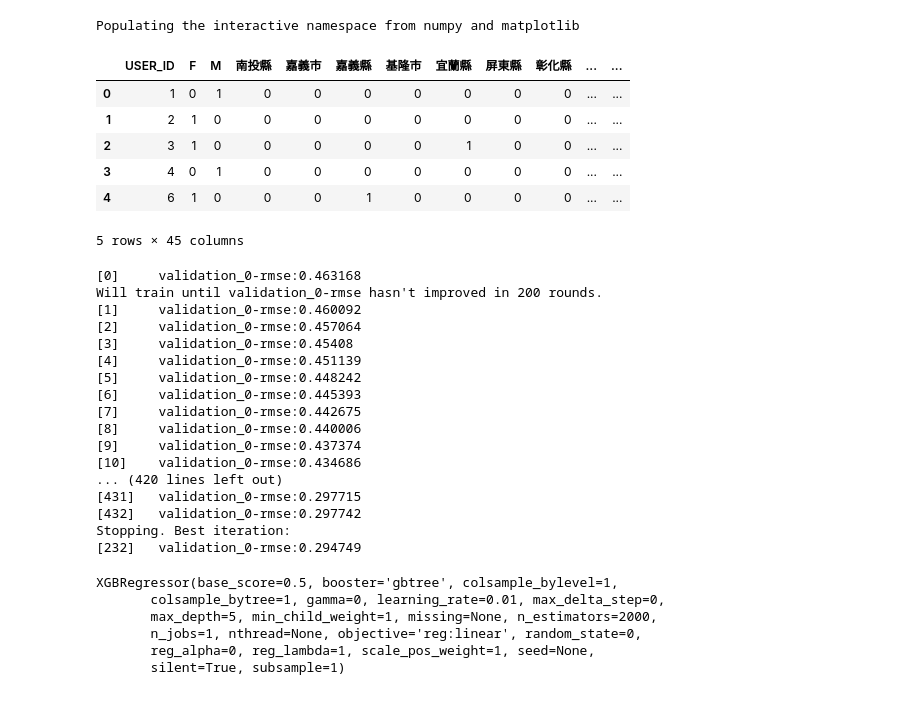
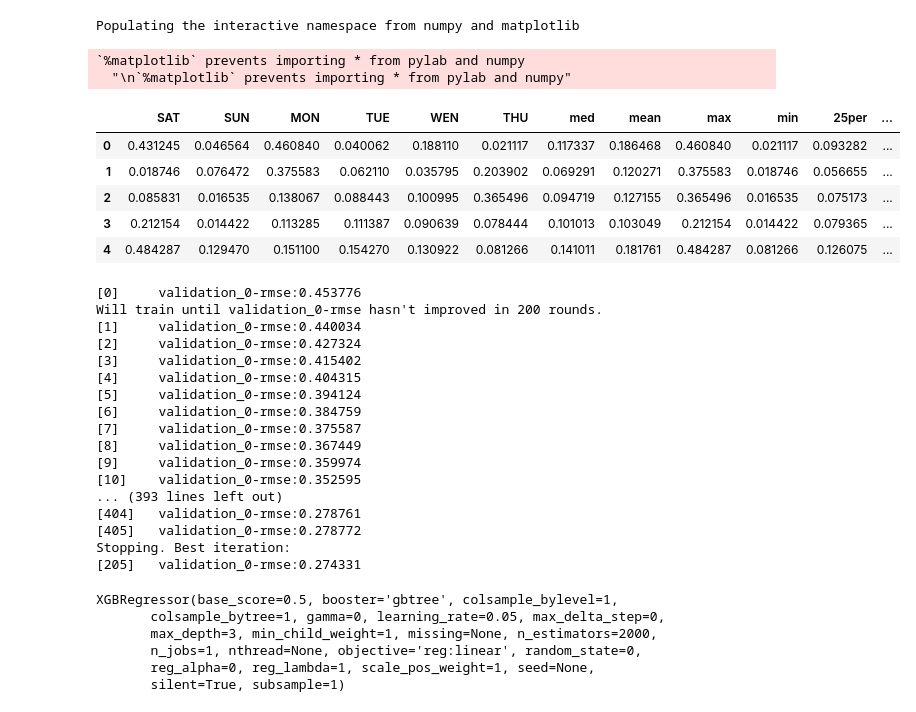
Before and after one commit to samuelTyh/i_B_m_F_E_t, a Jupyter notebook: model_xgb.ipynb, the cells around one changed output. Cells and saved outputs as stored; diff of their text form; code cells hidden in the pictures.

```diff
--- a/model_xgb.ipynb
+++ b/model_xgb.ipynb
@@ -13,25 +13,28 @@ from sklearn.multioutput import MultiOutputClassifier, MultiOutputRegressor
 
 # load pima-indians-diabetes data, it's a binary classification task
 #dataset = loadtxt("data.txt", delimiter=",")
-train = pd.read_csv('encoded_feature.csv') # read train data
-feature = pd.read_csv('weekday.csv')
-train_feature = feature.iloc[:,0]
-test_feature = pd.read_csv('weekend.csv')
-train_set = pd.concat([train,train_feature],axis=1)
-test_set = pd.concat([train,test_feature],axis=1).iloc[:,:-1]
-train_label = feature.iloc[:,1]
-test_label = test_feature.iloc[:,-1]
+feature = pd.read_csv('encoded_feature.csv') # read train data
+train = pd.read_csv('week1.csv')
+train.columns = ['SAT','SUN','MON','TUE','WEN','THU','med','mean','max','min','25per','75per']
+test = pd.read_csv('week2.csv')
+test.columns = ['SAT','SUN','MON','TUE','WEN','THU','med','mean','max','min','25per','75per']
+date = pd.read_csv('date.csv')
+train_set = pd.concat([feature,train],axis=1)
+test_set = pd.concat([feature,test],axis=1)
+train_label = date.iloc[:,6]
+# test_label = test_feature.iloc[:,-1]
 # %% [output]
 Populating the interactive namespace from numpy and matplotlib
+`%matplotlib` prevents importing * from pylab and numpy
+  "\n`%matplotlib` prevents importing * from pylab and numpy"
 # %%
-train_set.head()
+test.head()
 # %% [output]
-|  | USER_ID | F | M | 南投縣 | 嘉義市 | 嘉義縣 | 基隆市 | 宜蘭縣 | 屏東縣 | 彰化縣 | ... | ... |
-| 0 | 1 | 0 | 1 | 0 | 0 | 0 | 0 | 0 | 0 | 0 | ... | ... |
-| 1 | 2 | 1 | 0 | 0 | 0 | 0 | 0 | 0 | 0 | 0 | ... | ... |
-| 2 | 3 | 1 | 0 | 0 | 0 | 0 | 0 | 1 | 0 | 0 | ... | ... |
-| 3 | 4 | 0 | 1 | 0 | 0 | 0 | 0 | 0 | 0 | 0 | ... | ... |
-| 4 | 6 | 1 | 0 | 0 | 0 | 1 | 0 | 0 | 0 | 0 | ... | ... |
+|  | SAT | SUN | MON | TUE | WEN | THU | med | mean | max | min | 25per | ... |
+| 0 | 0.431245 | 0.046564 | 0.460840 | 0.040062 | 0.188110 | 0.021117 | 0.117337 | 0.186468 | 0.460840 | 0.021117 | 0.093282 | ... |
+| 1 | 0.018746 | 0.076472 | 0.375583 | 0.062110 | 0.035795 | 0.203902 | 0.069291 | 0.120271 | 0.375583 | 0.018746 | 0.056655 | ... |
+| 2 | 0.085831 | 0.016535 | 0.138067 | 0.088443 | 0.100995 | 0.365496 | 0.094719 | 0.127155 | 0.365496 | 0.016535 | 0.075173 | ... |
+| 3 | 0.212154 | 0.014422 | 0.113285 | 0.111387 | 0.090639 | 0.078444 | 0.101013 | 0.103049 | 0.212154 | 0.014422 | 0.079365 | ... |
+| 4 | 0.484287 | 0.129470 | 0.151100 | 0.154270 | 0.130922 | 0.081266 | 0.141011 | 0.181761 | 0.484287 | 0.081266 | 0.126075 | ... |
-5 rows × 45 columns
 # %%
 # split our data into train & test
@@ -40,30 +43,31 @@ X_train_weekend, X_test_weekend, y_train_weekend, y_test_weekend = train_test_sp
 # %%
 # eval_metrics can selecy rmse, logloss, error, auc, merror, mlogloss or custom define
-eval_set =  [(X_test_weekday, y_test_weekday)]
-model_weekday = XGBRegressor(n_estimators=2000, max_depth=5, learning_rate=0.01)
+eval_set =  [(X_test, y_test)]
+model = XGBRegressor(n_estimators=2000, max_depth=3, learning_rate=0.05)
 # model = MultiOutputRegressor(model)
-model_weekday.fit(X_train_weekday, y_train_weekday,early_stopping_rounds=200, eval_metric="rmse", eval_set=eval_set, verbose=True)
+model.fit(X_train, y_train,early_stopping_rounds=200, eval_metric="rmse",
+          eval_set=eval_set, verbose=True)
 # %% [output]
-[0]     validation_0-rmse:0.463168
+[0]     validation_0-rmse:0.453776
 Will train until validation_0-rmse hasn't improved in 200 rounds.
-[1]     validation_0-rmse:0.460092
-[2]     validation_0-rmse:0.457064
-[3]     validation_0-rmse:0.45408
-[4]     validation_0-rmse:0.451139
-[5]     validation_0-rmse:0.448242
-[6]     validation_0-rmse:0.445393
-[7]     validation_0-rmse:0.442675
-[8]     validation_0-rmse:0.440006
-[9]     validation_0-rmse:0.437374
-[10]    validation_0-rmse:0.434686
-... (420 lines left out)
-[431]   validation_0-rmse:0.297715
-[432]   validation_0-rmse:0.297742
+[1]     validation_0-rmse:0.440034
+[2]     validation_0-rmse:0.427324
+[3]     validation_0-rmse:0.415402
+[4]     validation_0-rmse:0.404315
+[5]     validation_0-rmse:0.394124
+[6]     validation_0-rmse:0.384759
+[7]     validation_0-rmse:0.375587
+[8]     validation_0-rmse:0.367449
+[9]     validation_0-rmse:0.359974
+[10]    validation_0-rmse:0.352595
+... (393 lines left out)
+[404]   validation_0-rmse:0.278761
+[405]   validation_0-rmse:0.278772
 Stopping. Best iteration:
-[232]   validation_0-rmse:0.294749
+[205]   validation_0-rmse:0.274331
 XGBRegressor(base_score=0.5, booster='gbtree', colsample_bylevel=1,
-       colsample_bytree=1, gamma=0, learning_rate=0.01, max_delta_step=0,
-       max_depth=5, min_child_weight=1, missing=None, n_estimators=2000,
+       colsample_bytree=1, gamma=0, learning_rate=0.05, max_delta_step=0,
+       max_depth=3, min_child_weight=1, missing=None, n_estimators=2000,
        n_jobs=1, nthread=None, objective='reg:linear', random_state=0,
        reg_alpha=0, reg_lambda=1, scale_pos_weight=1, seed=None,
        silent=True, subsample=1)
```
Also changed, not shown: parts of 14 cells of this notebook, 2 other files.
